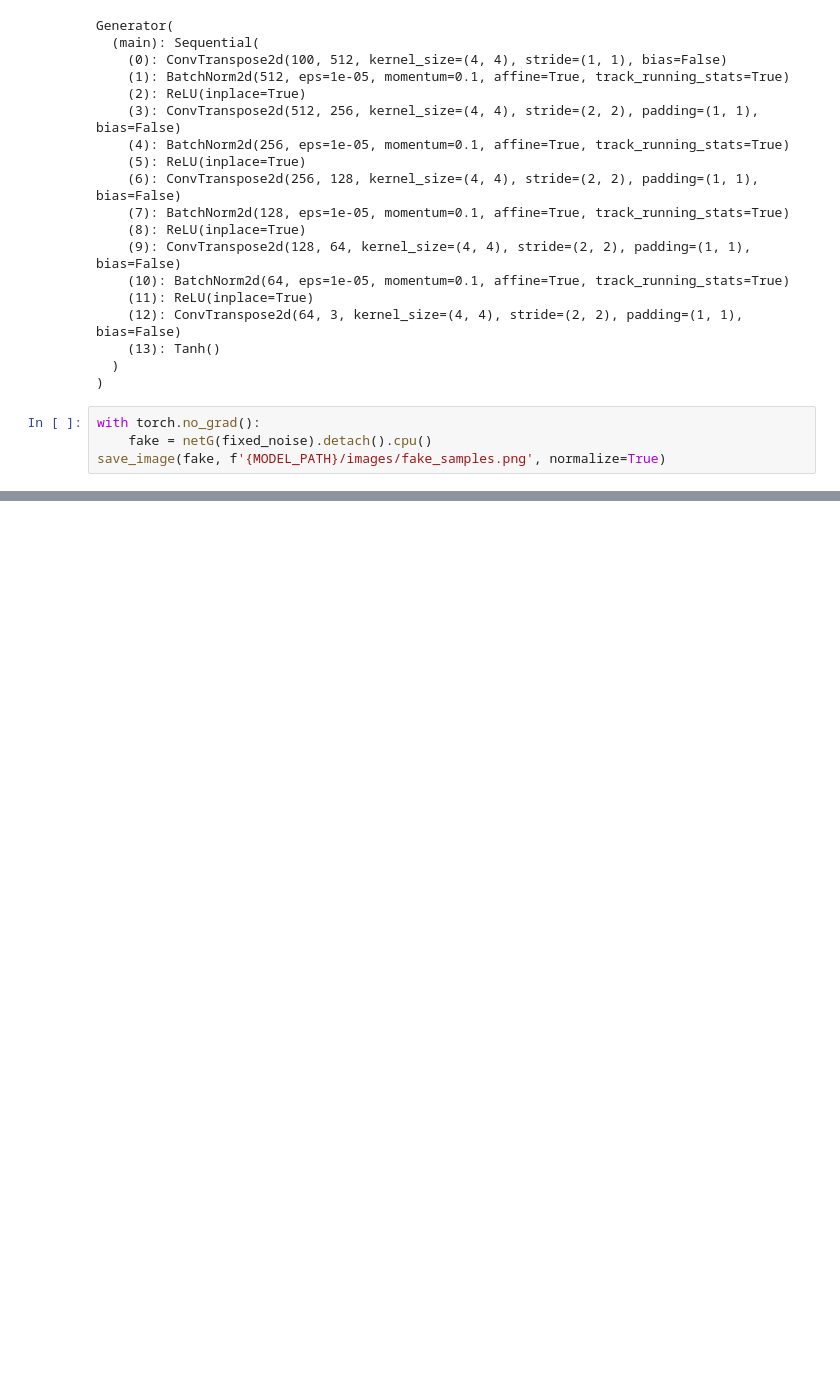
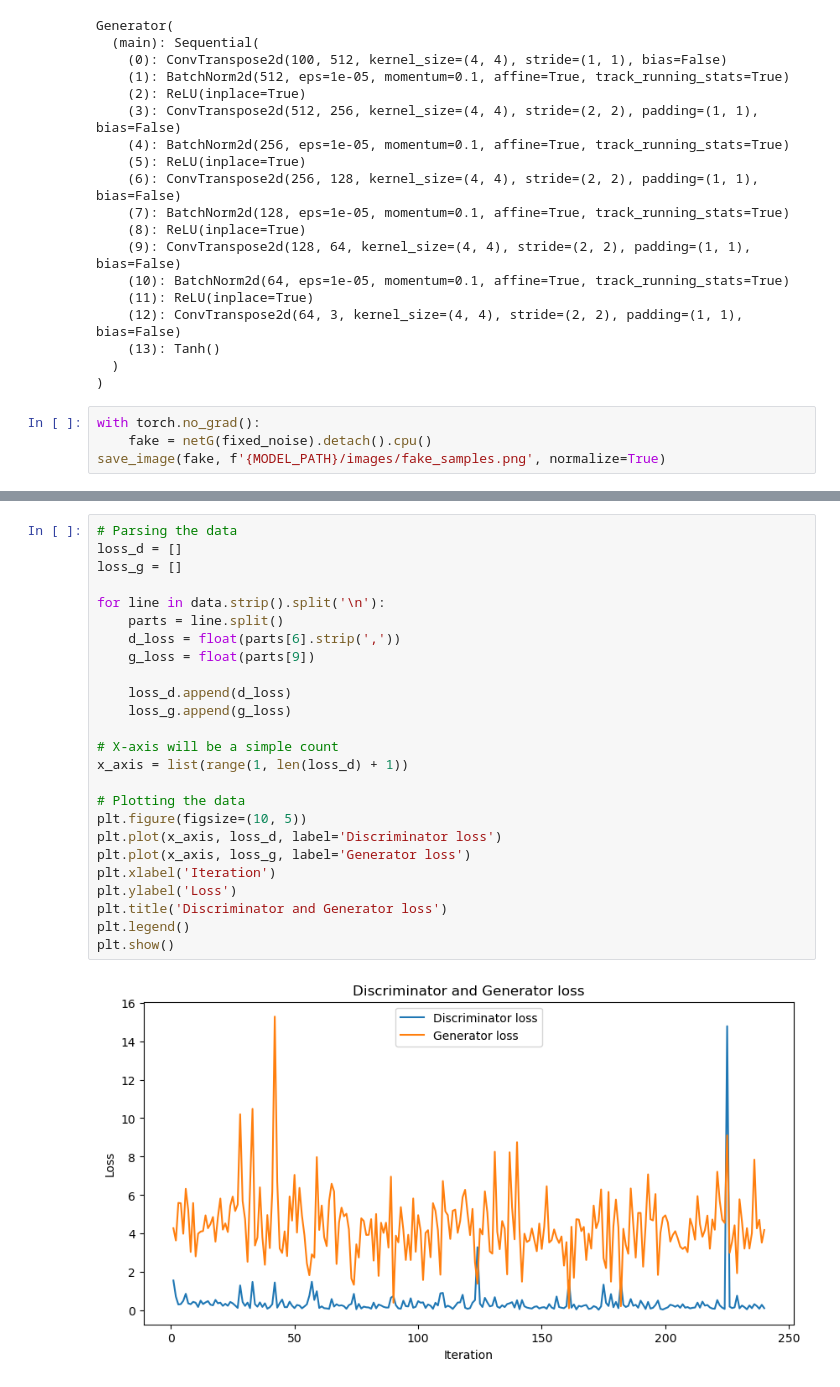
Before and after one commit to wojtek2288/dlm-3, a Jupyter notebook: gan.ipynb, the cells around one changed output, grey strips where cells are left out. Saved outputs shown, nothing was run; the diff lists cells and outputs as text; blank space fills up the shorter version.

```diff
--- a/gan.ipynb
+++ b/gan.ipynb
@@ -221,0 +483,27 @@ save_image(fake, f'{MODEL_PATH}/images/fake_samples.png', normalize=True)
+# %%
+# Parsing the data
+loss_d = []
+loss_g = []
+
+for line in data.strip().split('\n'):
+    parts = line.split()
+    d_loss = float(parts[6].strip(','))
+    g_loss = float(parts[9])
+
+    loss_d.append(d_loss)
+    loss_g.append(g_loss)
+
+# X-axis will be a simple count
+x_axis = list(range(1, len(loss_d) + 1))
+
+# Plotting the data
+plt.figure(figsize=(10, 5))
+plt.plot(x_axis, loss_d, label='Discriminator loss')
+plt.plot(x_axis, loss_g, label='Generator loss')
+plt.xlabel('Iteration')
+plt.ylabel('Loss')
+plt.title('Discriminator and Generator loss')
+plt.legend()
+plt.show()
+# %% [output]
+[figure, added]
```
Also changed, not shown: parts of 4 cells of this notebook, 2 other files.
